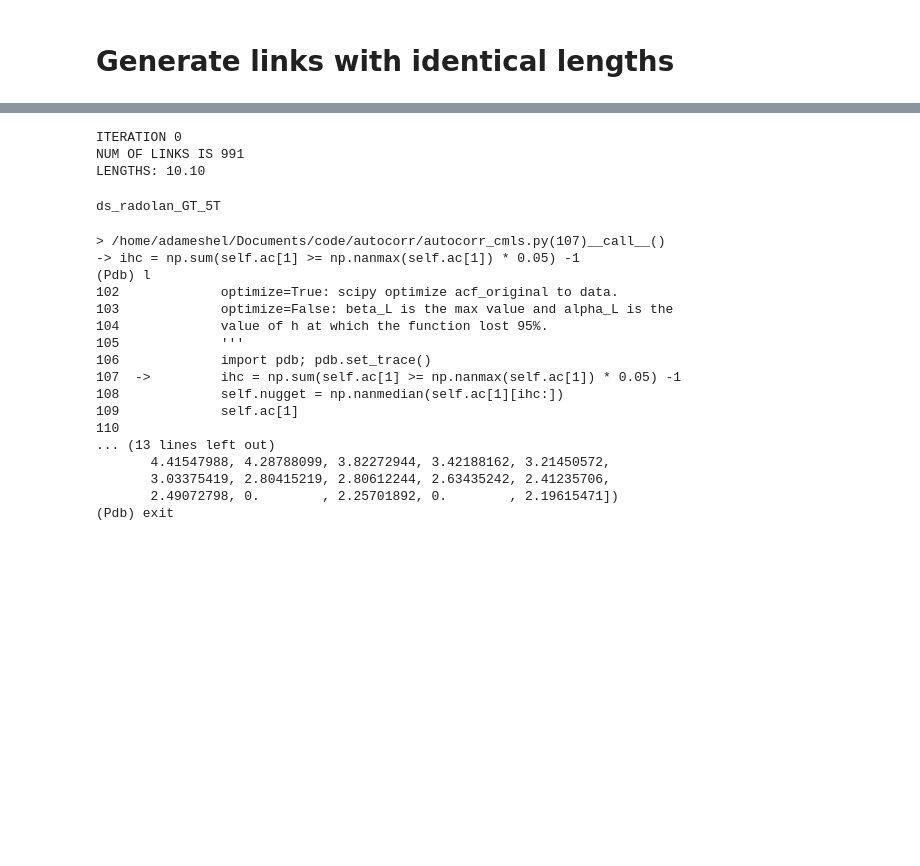
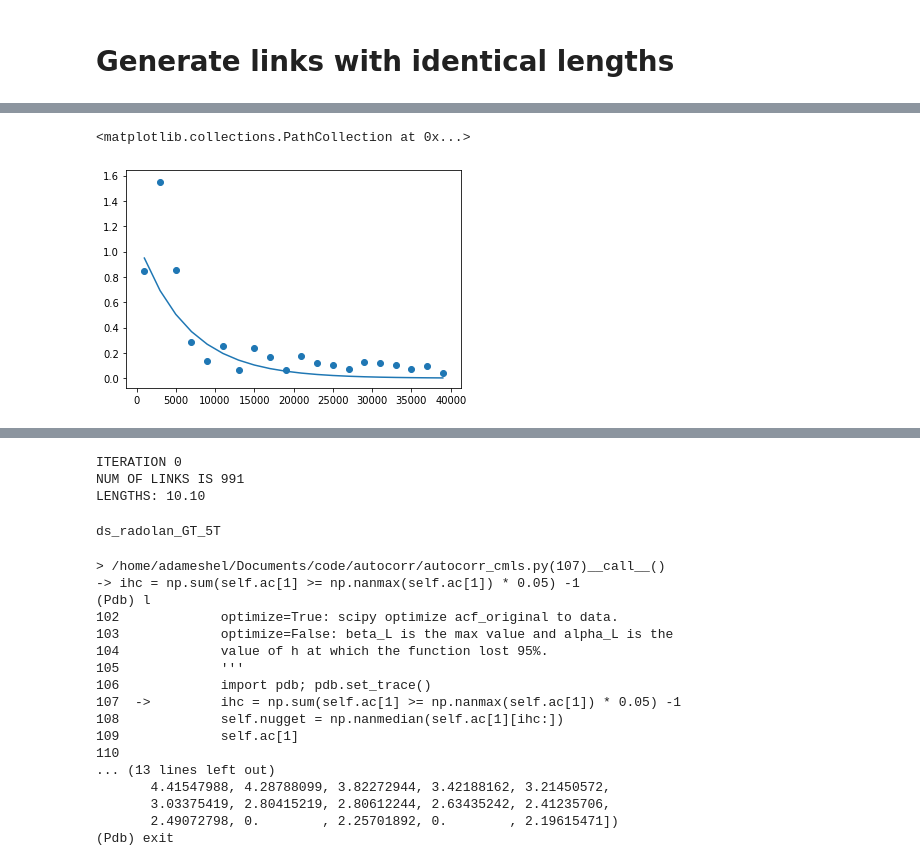
Before and after one commit to adameshel/spatial_autocorrelation, a Jupyter notebook: Autocorr/autocorr_empirical.ipynb, the cells around one changed output, grey strips where cells are left out. Drawn from its saved outputs; the diff is of its cells as text; code cells hidden in the pictures; blank space fills up the shorter version.

```diff
--- a/Autocorr/autocorr_empirical.ipynb
+++ b/Autocorr/autocorr_empirical.ipynb
@@ -373,0 +351,10 @@ KeyboardInterrupt:
+# %%
+plt.plot(ac.hs,
+         acf_original(ac.hs,ac.alpha_L,ac.beta_L)
+        )
+plt.scatter(ac.hs,
+            ac.ac[1]
+           )
+# %% [output]
+<matplotlib.collections.PathCollection at 0x...>
+[figure, added]
```
Also changed, not shown: parts of 4 cells of this notebook, 2 other files.
